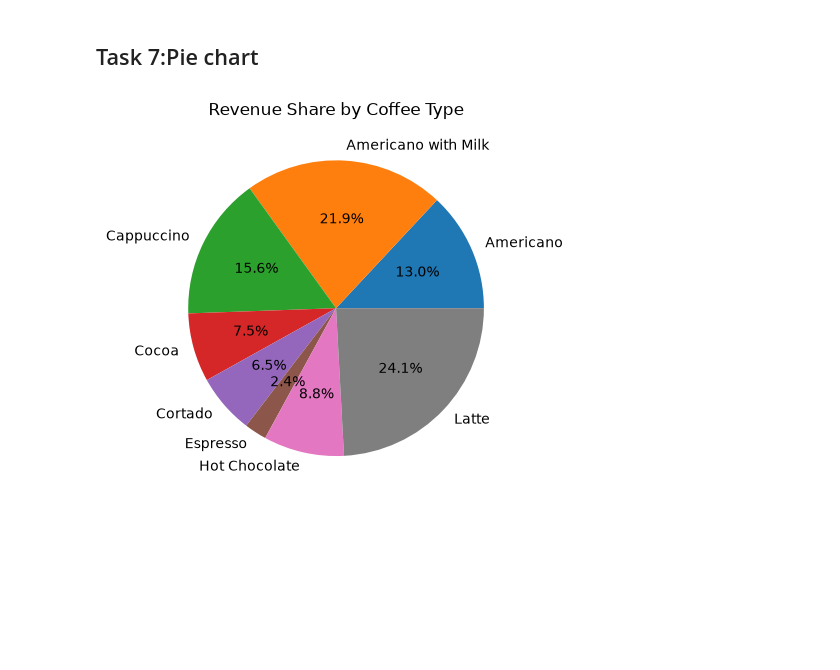
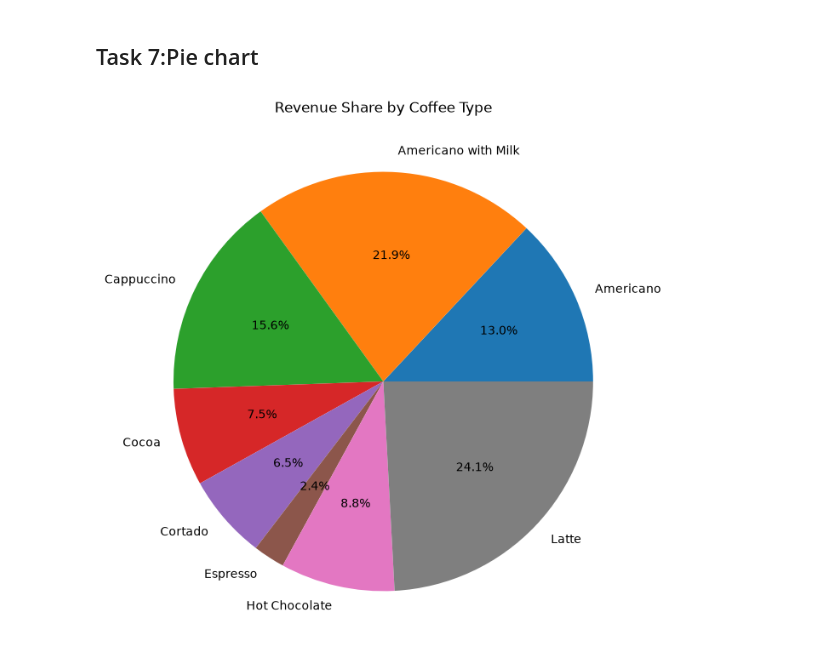
Before and after one commit to NakulChahal/GenAiAssignments, a Jupyter notebook: assignment-11.ipynb, the cells around one changed output. Cells and saved outputs as stored; diff of their text form; code cells hidden in the pictures; blank space fills up the shorter version.

```diff
--- a/assignment-11.ipynb
+++ b/assignment-11.ipynb
@@ -3,8 +3,3 @@
 # %%
 import pandas as pd
 import matplotlib.pyplot as plt
-# %%
-sales=pd.read_csv('sales.csv')
-sales=pd.DataFrame(sales)
-sales.head()
-#sales.describe()
@@ -156,13 +181,16 @@ plt.show()
 # %%
 coffee_sales = sales.groupby('coffee_name')['money'].sum()
 
-coffee_sales.plot(
-    kind='pie',
-    autopct='%1.1f%%',
+plt.figure(figsize=(8,8))
 
+plt.pie(
+    coffee_sales.values,
+    labels=coffee_sales.index,
+    autopct='%1.1f%%'
 )
 
 plt.title('Revenue Share by Coffee Type')
+
 plt.show()
 # %% [output]
-[figure, old version]
+[figure, new version]
```
Also changed, not shown: parts of 10 cells of this notebook, 1 other file.
